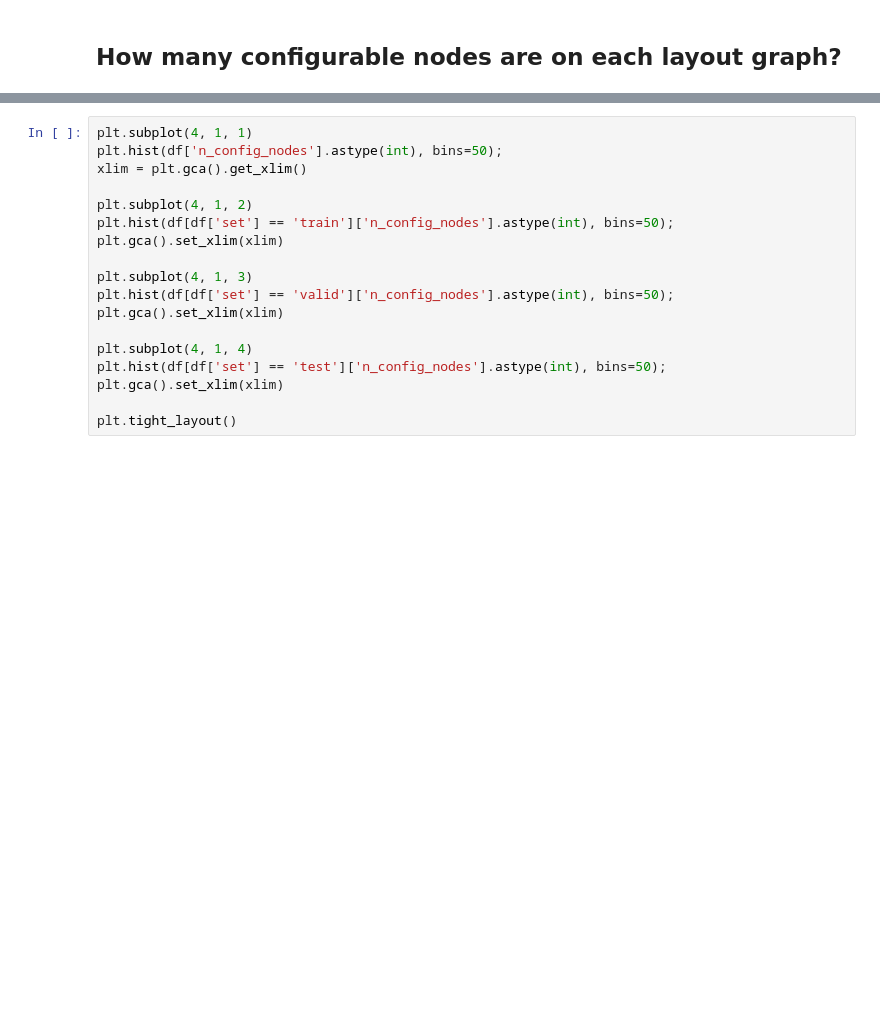
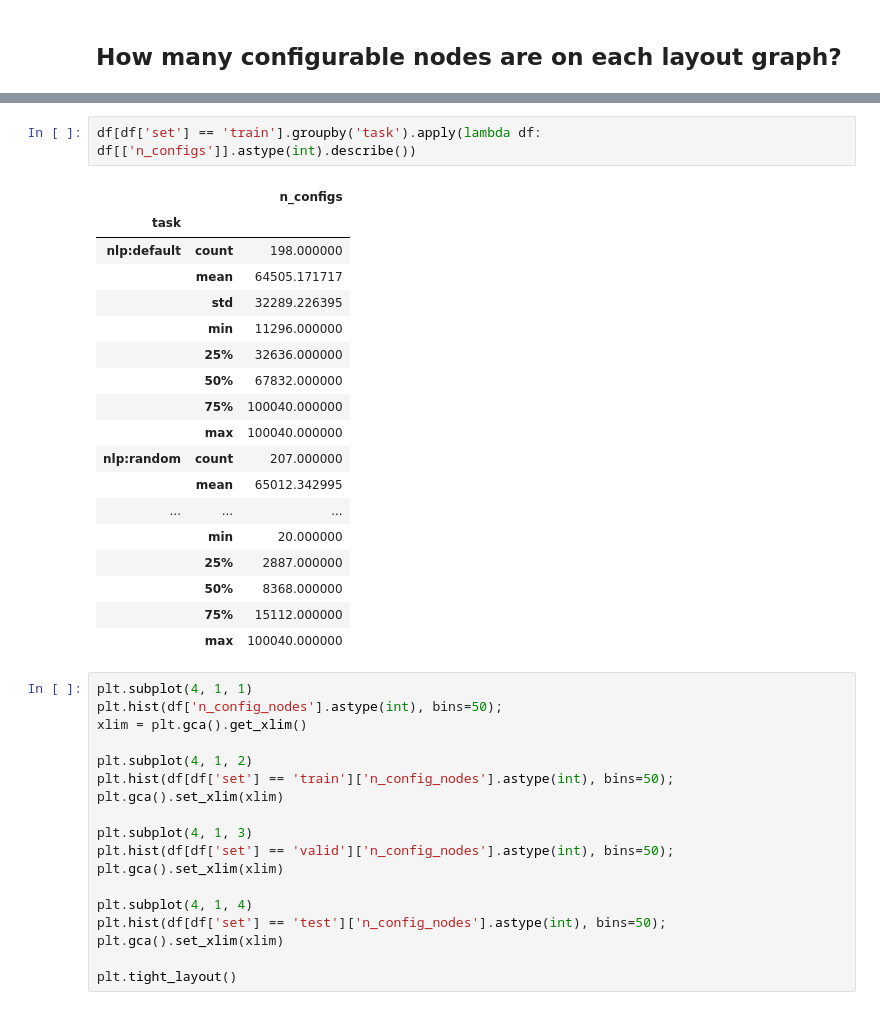
Before and after one commit to ignacioreyes/kaggle_model_runtime, a Jupyter notebook: dataset_exploration.ipynb, the cells around one changed output, grey strips where cells are left out. Drawn from its saved outputs; the diff is of its cells as text; blank space fills up the shorter version.

```diff
--- a/dataset_exploration.ipynb
+++ b/dataset_exploration.ipynb
@@ -928,3 +928,24 @@ df
+# %%
+df[df['set'] == 'train'].groupby('task').apply(lambda df: df[['n_configs']].astype(int).describe())
+# %% [output]
+|  |  | n_configs |
+| task |  |  |
+| nlp:default | count | 198.000000 |
+|  | mean | 64505.171717 |
+|  | std | 32289.226395 |
+|  | min | 11296.000000 |
+|  | 25% | 32636.000000 |
+|  | 50% | 67832.000000 |
+|  | 75% | 100040.000000 |
+|  | max | 100040.000000 |
+| nlp:random | count | 207.000000 |
+|  | mean | 65012.342995 |
+| ... | ... | ... |
+|  | min | 20.000000 |
+|  | 25% | 2887.000000 |
+|  | 50% | 8368.000000 |
+|  | 75% | 15112.000000 |
+|  | max | 100040.000000 |
 # %%
 plt.subplot(4, 1, 1)
 plt.hist(df['n_config_nodes'].astype(int), bins=50);
```
Also changed, not shown: parts of 6 cells of this notebook.
